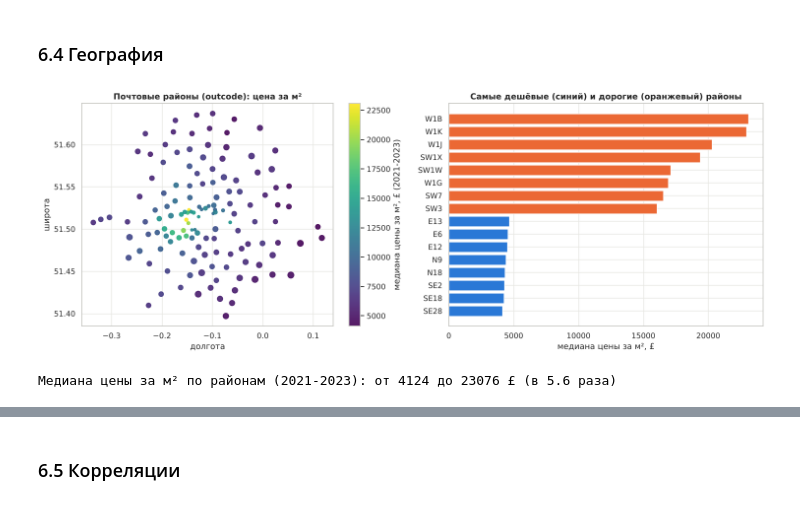
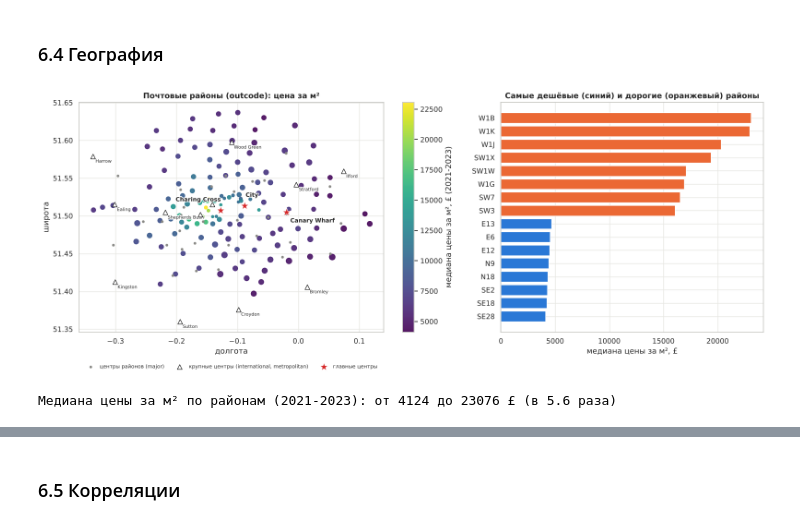
Before and after one commit to NastyaPich/hse-ai-project, a Jupyter notebook: notebooks/EDA.ipynb, the cells around one changed output, grey strips where cells are left out. Cells and saved outputs as stored; diff of their text form; code cells hidden in the pictures.

```diff
--- a/notebooks/EDA.ipynb
+++ b/notebooks/EDA.ipynb
@@ -816,28 +895,58 @@ display(t2.where(cnt >= 30).round(0))
 # %%
 # ЧТО ДЕЛАЕТ ЭТА ЯЧЕЙКА: смотрит на цены по почтовым районам (outcode) за 2021–2023 годы.
 #   - для каждого района считает медиану цены за м², число продаж и примерные координаты центра района;
 #   - оставляет районы, где не меньше 50 продаж;
 #   - слева карта: каждая точка — район, цвет — цена за м², размер — число продаж;
+#     на карту нанесены центры Лондона из src/add_features.py (те же, от которых считаются признаки расстояний):
+#     красные звёзды — Charing Cross, City и Canary Wharf, белые треугольники — крупные центры районов
+#     (уровни international и metropolitan по плану развития Лондона London Plan 2021), серые точки — остальные центры (major);
 #   - справа 8 самых дешёвых и 8 самых дорогих районов.
+import sys
+for d in ('src', '../src'):          # код признаков лежит в папке src (ноутбук запускают из корня или из notebooks)
+    if Path(d, 'add_features.py').exists() and str(Path(d).resolve()) not in sys.path:
+        sys.path.insert(0, str(Path(d).resolve()))
+from add_features import CENTRES, SUBCENTRES
 
 oc = train[train.sale_year >= 2021].groupby('outcode').agg(ppsm=('ppsm', 'median'), n=('price', 'size'),
                                                           lat=('latitude', 'median'), lon=('longitude', 'median'))
 oc = oc[oc.n >= 50]
-fig, axes = plt.subplots(1, 2, figsize=(15, 5.6))
+fig, axes = plt.subplots(1, 2, figsize=(16, 6.4), gridspec_kw={'width_ratios': [1.45, 1]})
 sc = axes[0].scatter(oc.lon, oc.lat, c=oc.ppsm, s=np.sqrt(oc.n) * 2.2, cmap='viridis', alpha=0.9)
 plt.colorbar(sc, ax=axes[0], label='медиана цены за м², £ (2021-2023)')
 axes[0].set_title('Почтовые районы (outcode): цена за м²'); axes[0].set_xlabel('долгота'); axes[0].set_ylabel('широта')
+sub = pd.DataFrame(SUBCENTRES, index=['lat', 'lon', 'уровень']).T
+big = sub[sub['уровень'] != 'major']
+axes[0].scatter(sub.lon, sub.lat, s=10, color=GRAY, label='центры районов (major)', zorder=3)
+axes[0].scatter(big.lon, big.lat, s=55, marker='^', facecolor='white', edgecolor='black', lw=0.8,
+                label='крупные центры (international, metropolitan)', zorder=4)
+from matplotlib import patheffects
+halo = [patheffects.withStroke(linewidth=2.5, foreground='white')]   # белая обводка, чтобы подписи читались поверх точек
+# подписываем только крупные центры на окраинах: в середине карты центры стоят слишком тесно для подписей
+for name, r in big[(big.lon < -0.2) | (big.lon > -0.01) | (big.lat > 0) & ((big.lat - 51.51).abs() > 0.05)].iterrows():
+    if name != 'Canary Wharf':
+        axes[0].annotate(name, (r.lon, r.lat), xytext=(4, -10), textcoords='offset points', fontsize=7, path_effects=halo)
+main = {'Charing Cross': (CENTRES['charing_cross'], (-70, 14)), 'City': (CENTRES['city_bank'], (2, 14)),
+        'Canary Wharf': (CENTRES['canary_wharf'], (6, -16))}
+for k, (name, ((la, lo), shift)) in enumerate(main.items()):
+    axes[0].scatter(lo, la, s=190, marker='*', color='#d62728', edgecolor='white', lw=0.8, zorder=5,
+                    label='главные центры' if k == 0 else None)
+    axes[0].annotate(name, (lo, la), xytext=shift, textcoords='offset points', fontsize=9, fontweight='bold',
+                     path_effects=halo, zorder=6)
+axes[0].legend(loc='upper center', bbox_to_anchor=(0.5, -0.12), ncol=3, frameon=False, fontsize=8)
 top = pd.concat([oc.nlargest(8, 'ppsm'), oc.nsmallest(8, 'ppsm')]).sort_values('ppsm')
 axes[1].barh(top.index, top.ppsm, color=[BLUE] * 8 + [ORANGE] * 8)
 axes[1].set_title('Самые дешёвые (синий) и дорогие (оранжевый) районы'); axes[1].set_xlabel('медиана цены за м², £')
 plt.tight_layout(); plt.show()
 print('Медиана цены за м² по районам (2021-2023): от %.0f до %.0f £ (в %.1f раза)' %
       (oc.ppsm.min(), oc.ppsm.max(), oc.ppsm.max() / oc.ppsm.min()))
 
 # ЧТО ПОЛУЧИЛОСЬ: медиана цены за м² — от 4 124 £ (SE28) до 23 076 £ (W1B), разница в 5,6 раза.
-# Самые дорогие районы в центре (W1, SW1) и на западе рядом с ним (SW7, SW3),
-# самые дешёвые — на востоке и северо-востоке. Район — один из главных факторов цены.
+# Самые дорогие районы — вокруг Charing Cross и West End и к западу от них (W1, SW1, SW7, SW3),
+# самые дешёвые — на востоке и северо-востоке. Рядом с City и Canary Wharf жильё заметно дешевле, чем на западе:
+# близость к деловому центру сама по себе цену не задаёт. Район — один из главных факторов цены.
+# (Подписаны только крупные центры не в самой середине: West End и Knightsbridge стоят рядом с Charing Cross,
+#  их подписи наложились бы друг на друга.)
 # %% [output]
-[figure, old version]
+[figure, new version]
 Медиана цены за м² по районам (2021-2023): от 4124 до 23076 £ (в 5.6 раза)
 # %% [markdown]
```
Also changed, not shown: parts of 12 cells of this notebook.
